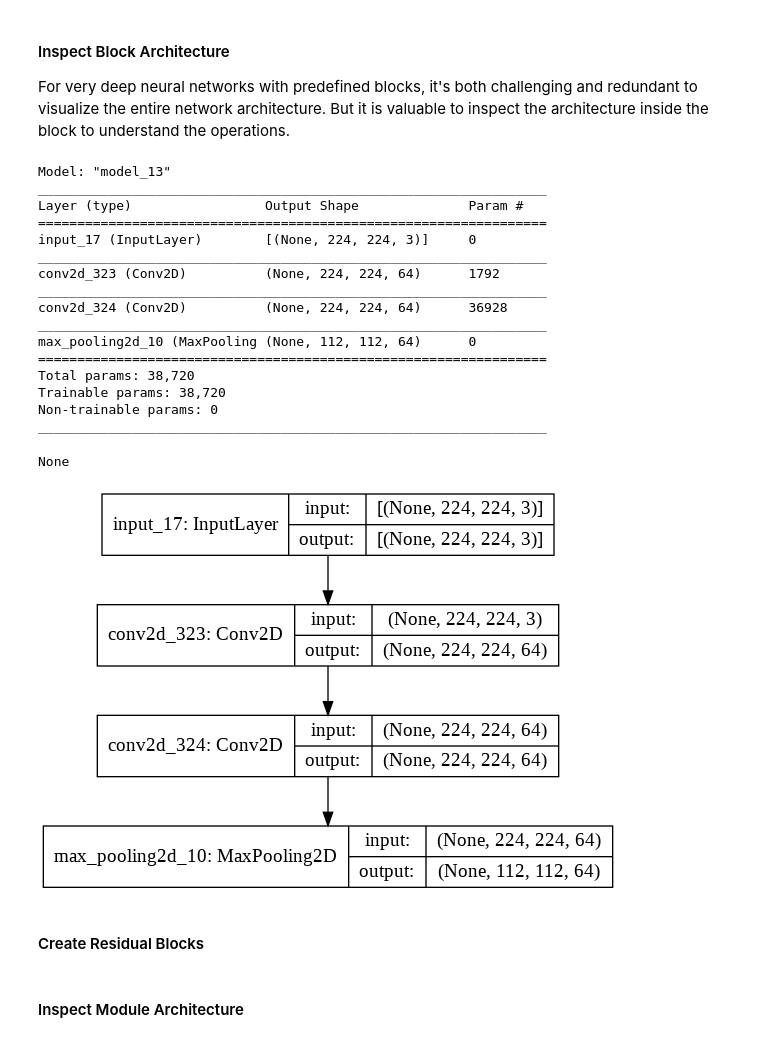
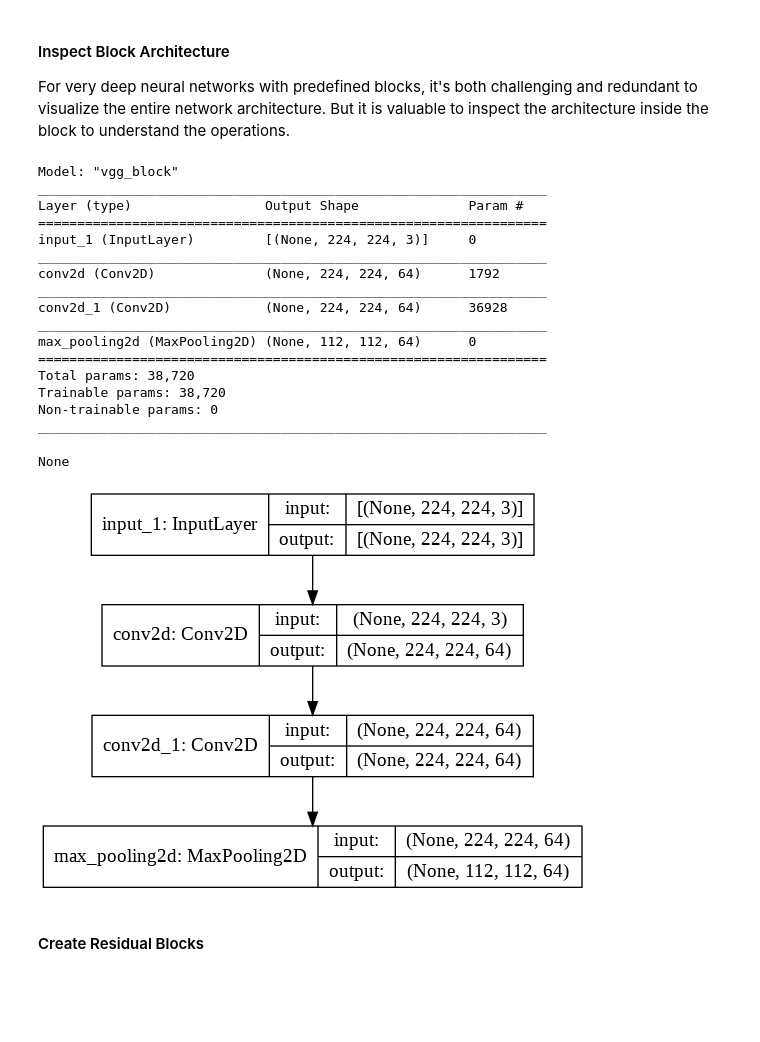
Before and after one commit to sabrinazhengliu/Applied-Deep-Learning, a Jupyter notebook: Neural_Network_Block_Modularization.ipynb, the cells around one changed output. Saved outputs shown, nothing was run; the diff lists cells and outputs as text; code cells hidden in the pictures; blank space fills up the shorter version.

```diff
--- a/Neural_Network_Block_Modularization.ipynb
+++ b/Neural_Network_Block_Modularization.ipynb
@@ -30,59 +33,63 @@ A VGG block is a simple form of CNN block that consists of two to four 3x3 (some
 * use 1x1 convolution or not - True|False
 # %%
 # create a function for adding a vgg block to the model in Keras
-def vgg_block(layer_in, n_filters=64, n_conv=2):
+def vgg_block(x, n_filters=64, n_conv=2):
 
     # add convolutional layers
     for _ in range(n_conv):
-        layer_in = Conv2D(n_filters, (3,3), padding='same', activation='relu')(layer_in)
+        x = Conv2D(n_filters, (3,3), padding='same', activation='relu')(x)
 
     # add max pooling layer
-    layer_in = MaxPooling2D((2,2), strides=(2,2))(layer_in)
-    return layer_in
+    z = MaxPooling2D((2,2), strides=(2,2))(x)
+    return z
 # %% [markdown]
 #### Inspect Block Architecture
 For very deep neural networks with predefined blocks, it's both challenging and redundant to visualize the entire network architecture. But it is valuable to inspect the architecture inside the block to understand the operations.
 # %%
 # create a function inspect the architecture of modularized block with default hyper-parameters
-def inspect_block(block_module):
+def inspect_block(block_module, input_shape=(224,224,3), **kwargs):
+
+    # reset layer name index
+    K.clear_session()
 
     # define model input dimensions
-    values = Input(shape=(224, 224, 3))
+    x = Input(shape=input_shape)
 
     # add block module with default hyper-parameters
-    layer = block_module(values)
+    z = block_module(x)
 
     # create model to the scope of the block
-    model = Model(inputs=values, outputs=layer)
+    model = Model(inputs=x, outputs=z, name=block_module.__name__)
 
     # inspect block parameters
     display(model.summary())
 
     # inspect block architecture
-    display(plot_model(model, show_shapes=True, to_file='residual_module.png'))
+    out_file = f'{block_module.__name__}_{str(kwargs)}.png'
+    display(plot_model(model, show_shapes=True, to_file=out_file))
 
     return
 # %%
-inspect_block(vgg_block)
+inspect_block(vgg_block, n_filters=64, n_conv=2)
 # %% [output]
-Model: "model_13"
+Model: "vgg_block"
 _________________________________________________________________
 Layer (type)                 Output Shape              Param #
 =================================================================
-input_17 (InputLayer)        [(None, 224, 224, 3)]     0
+input_1 (InputLayer)         [(None, 224, 224, 3)]     0
 _________________________________________________________________
-conv2d_323 (Conv2D)          (None, 224, 224, 64)      1792
+conv2d (Conv2D)              (None, 224, 224, 64)      1792
 _________________________________________________________________
-conv2d_324 (Conv2D)          (None, 224, 224, 64)      36928
+conv2d_1 (Conv2D)            (None, 224, 224, 64)      36928
 _________________________________________________________________
-max_pooling2d_10 (MaxPooling (None, 112, 112, 64)      0
+max_pooling2d (MaxPooling2D) (None, 112, 112, 64)      0
 =================================================================
 Total params: 38,720
 Trainable params: 38,720
 Non-trainable params: 0
 _________________________________________________________________
 None
-[figure, old version]
+[figure, new version]
 # %% [markdown]
 #### Create Residual Blocks
 # %%
@@ -107,5 +121,3 @@ def residual_module(layer_in, n_filters):
     layer_out = Activation('relu')(layer_out)
 
     return layer_out
-# %% [markdown]
-#### Inspect Module Architecture
```
Also changed, not shown: parts of 8 cells of this notebook.
